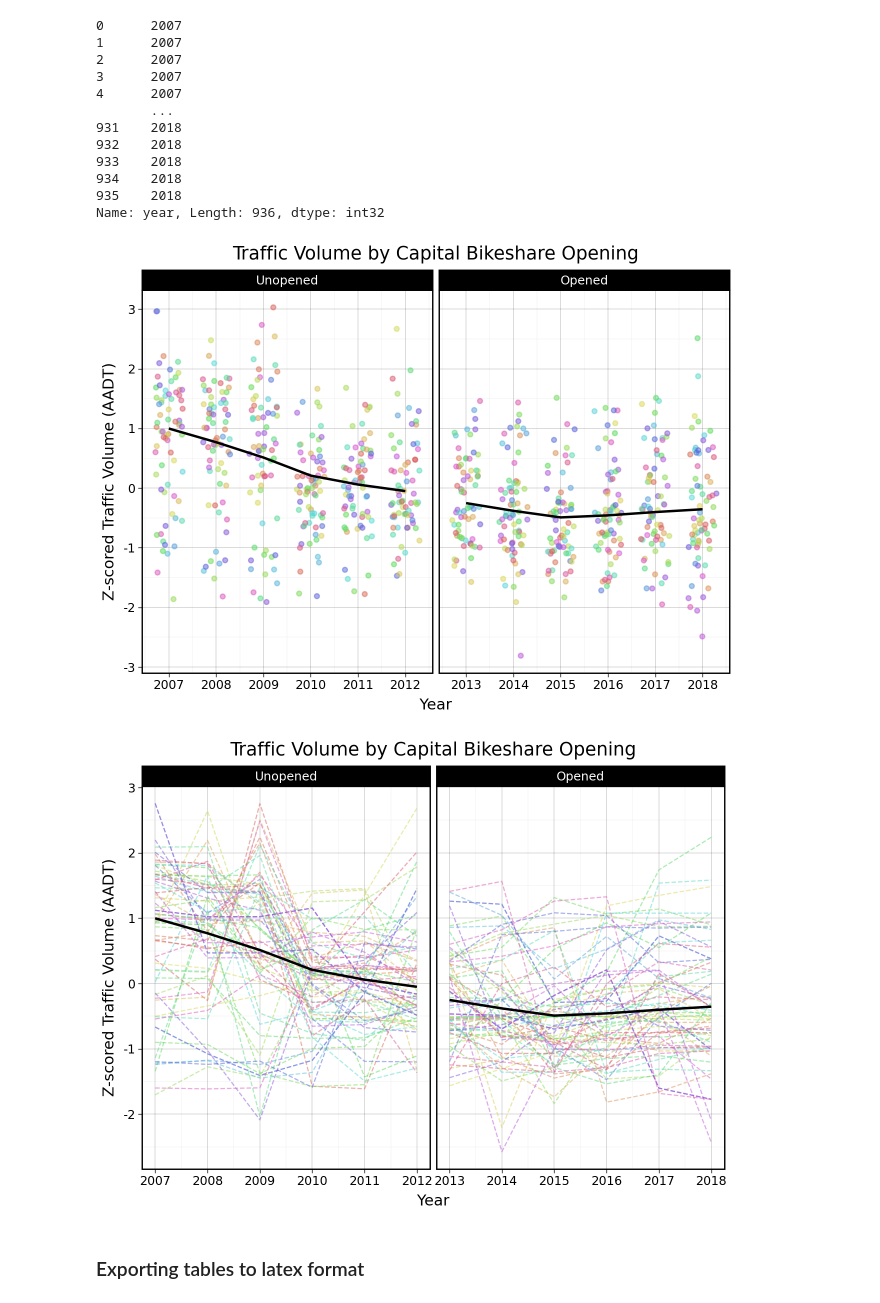
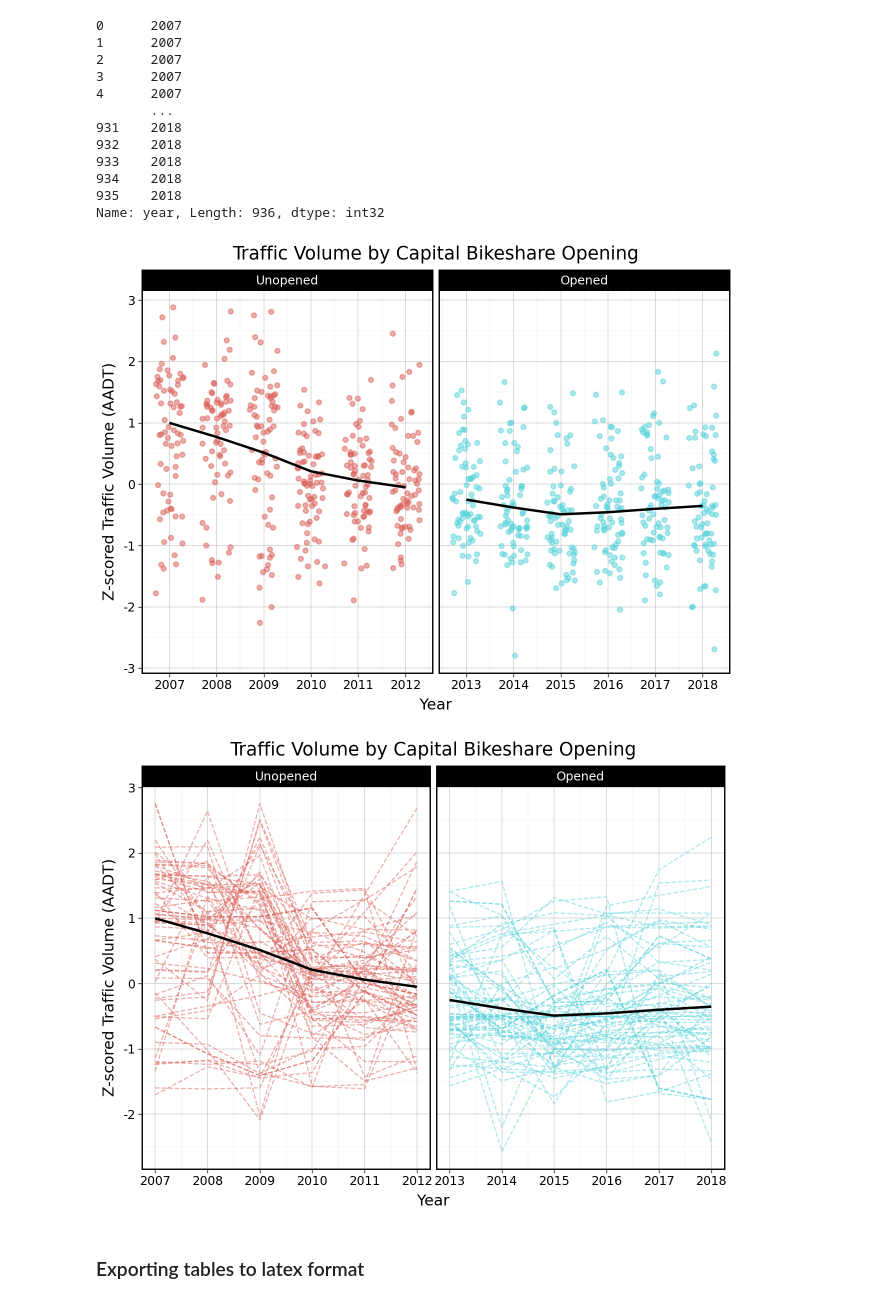
Before and after one commit to IbadatJarg/PPOL5203-Final_Project_Bikeshare, a Jupyter notebook: scripts/04_exploratory_data_analysis.ipynb, the cells around one changed output. Saved outputs shown, nothing was run; the diff lists cells and outputs as text; code cells hidden in the pictures.

```diff
--- a/scripts/04_exploratory_data_analysis.ipynb
+++ b/scripts/04_exploratory_data_analysis.ipynb
@@ -462,22 +462,22 @@ Name: year, Length: 936, dtype: int32
 # %%
 (
 ggplot(data = long_reset) +
-    geom_jitter(mapping = aes(x = "year", y = "traffic_volume_zscore", color = "id"),
+    geom_jitter(mapping = aes(x = "year", y = "traffic_volume_zscore", color = "opened"),
                 alpha = 0.5, width=0.3, height=0.3) +
     geom_smooth(mapping = aes(x = "year", y = "traffic_volume_zscore", group = "opened_dich"), color = "black", se = False) +
     labs(x = "Year", y = "Z-scored Traffic Volume (AADT)", title = "Traffic Volume by Capital Bikeshare Opening",
         color = "Opened Bikeshare") +
     theme_linedraw() +
     theme(legend_position = "none") +
     scale_x_continuous(breaks= range(2007, 2019)) +
     facet_wrap('~opened_dich', scales='free_x')
 )
 # %% [output]
-[figure, old version]
+[figure, new version]
 # %%
 (
 ggplot(data = long_reset) +
-    geom_line(mapping = aes(x = "year", y = "traffic_volume_zscore", group = "id", color = "id"),
+    geom_line(mapping = aes(x = "year", y = "traffic_volume_zscore", group = "id", color = "opened"),
                 linetype = "dashed", alpha = 0.5) +
     geom_smooth(mapping = aes(x = "year", y = "traffic_volume_zscore", group = "opened_dich"), color = "black", se = False) +
     facet_wrap('~opened_dich', scales='free_x') +
@@ -488,7 +488,7 @@ ggplot(data = long_reset) +
     scale_x_continuous(breaks= range(2007, 2019))
 )
 # %% [output]
-[figure, old version]
+[figure, new version]
 # %% [markdown]
 ### Exporting tables to latex format
 # %%
```
Also changed, not shown: parts of 1 cell of this notebook, 2 other files.
